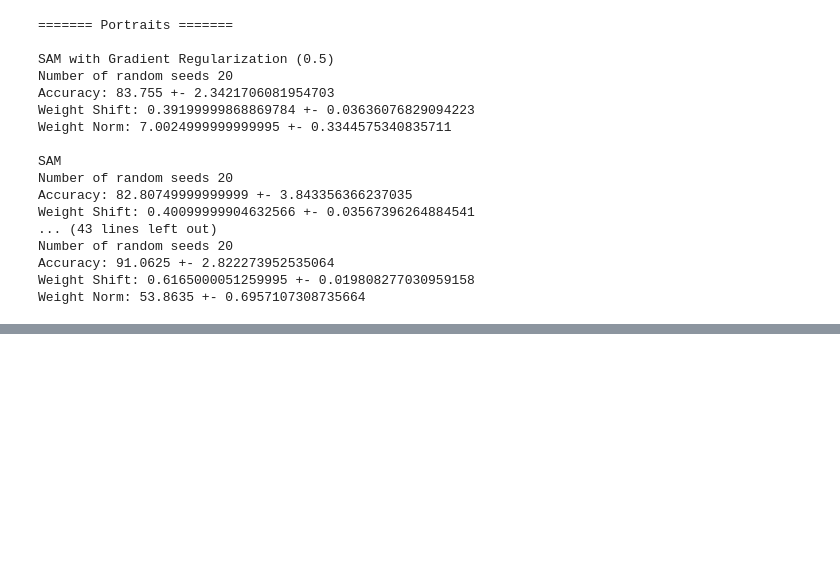
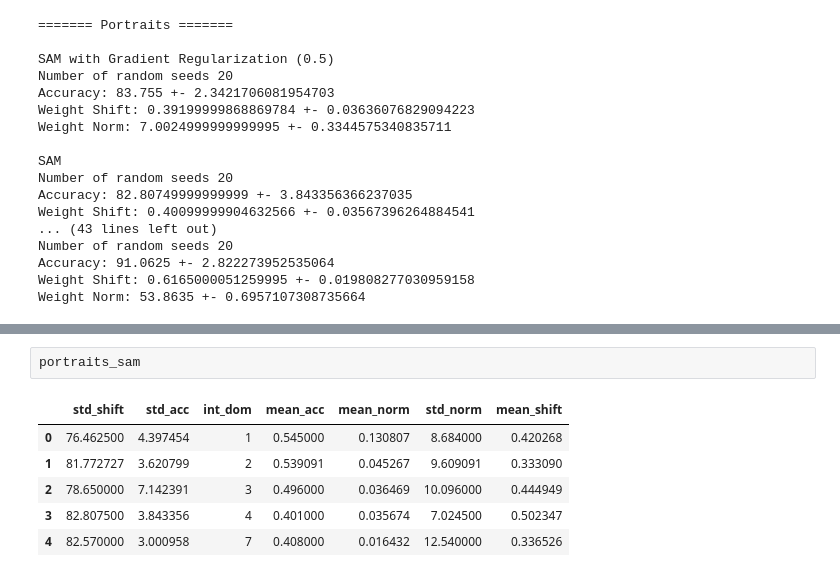
Before and after one commit to samjschapiro/GOAT, a Jupyter notebook: results_neurips.ipynb, the cells around one changed output, grey strips where cells are left out. Drawn from its saved outputs; the diff is of its cells as text; blank space fills up the shorter version.

```diff
--- a/results_neurips.ipynb
+++ b/results_neurips.ipynb
@@ -80,0 +115,9 @@ Weight Norm: 53.8635 +- 0.6957107308735664
+# %%
+portraits_sam
+# %% [output]
+|  | std_shift | std_acc | int_dom | mean_acc | mean_norm | std_norm | mean_shift |
+| 0 | 76.462500 | 4.397454 | 1 | 0.545000 | 0.130807 | 8.684000 | 0.420268 |
+| 1 | 81.772727 | 3.620799 | 2 | 0.539091 | 0.045267 | 9.609091 | 0.333090 |
+| 2 | 78.650000 | 7.142391 | 3 | 0.496000 | 0.036469 | 10.096000 | 0.444949 |
+| 3 | 82.807500 | 3.843356 | 4 | 0.401000 | 0.035674 | 7.024500 | 0.502347 |
+| 4 | 82.570000 | 3.000958 | 7 | 0.408000 | 0.016432 | 12.540000 | 0.336526 |
```
Also changed, not shown: parts of 13 cells of this notebook, 43 other files.
